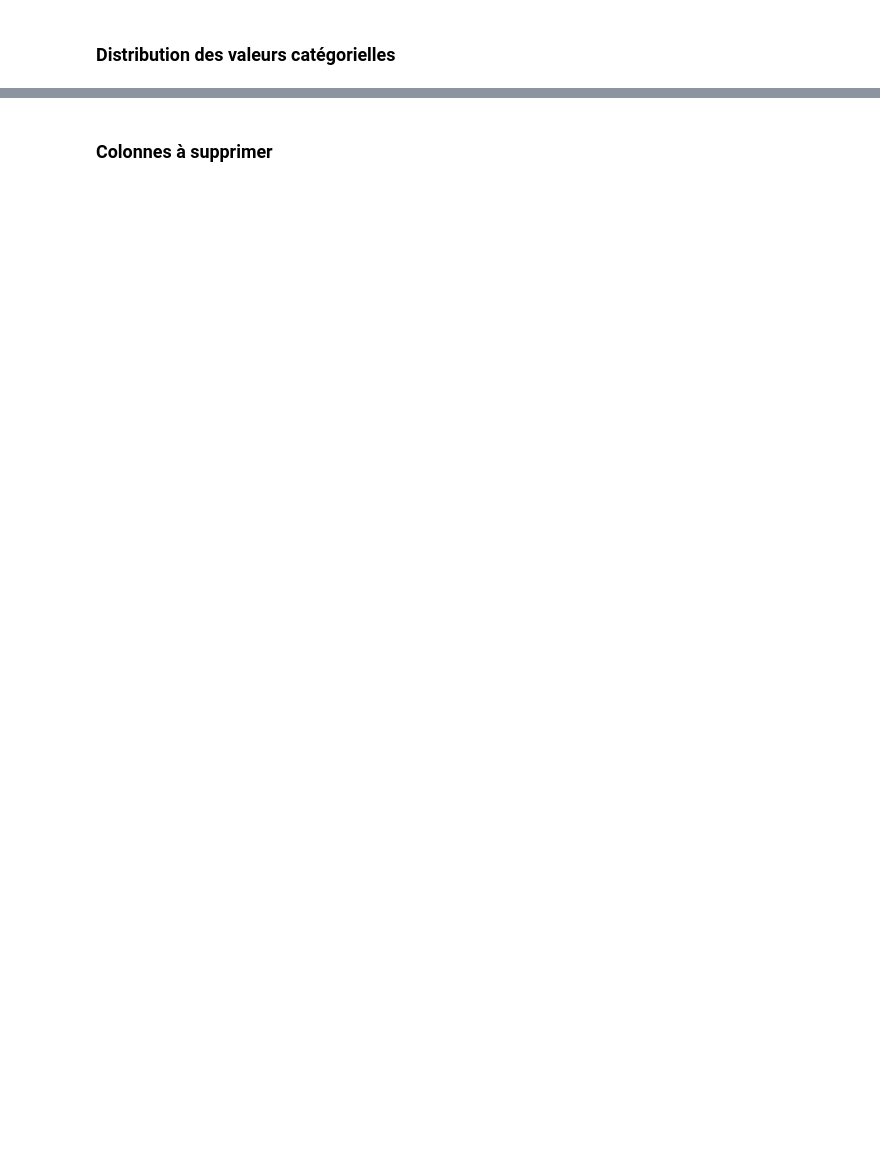
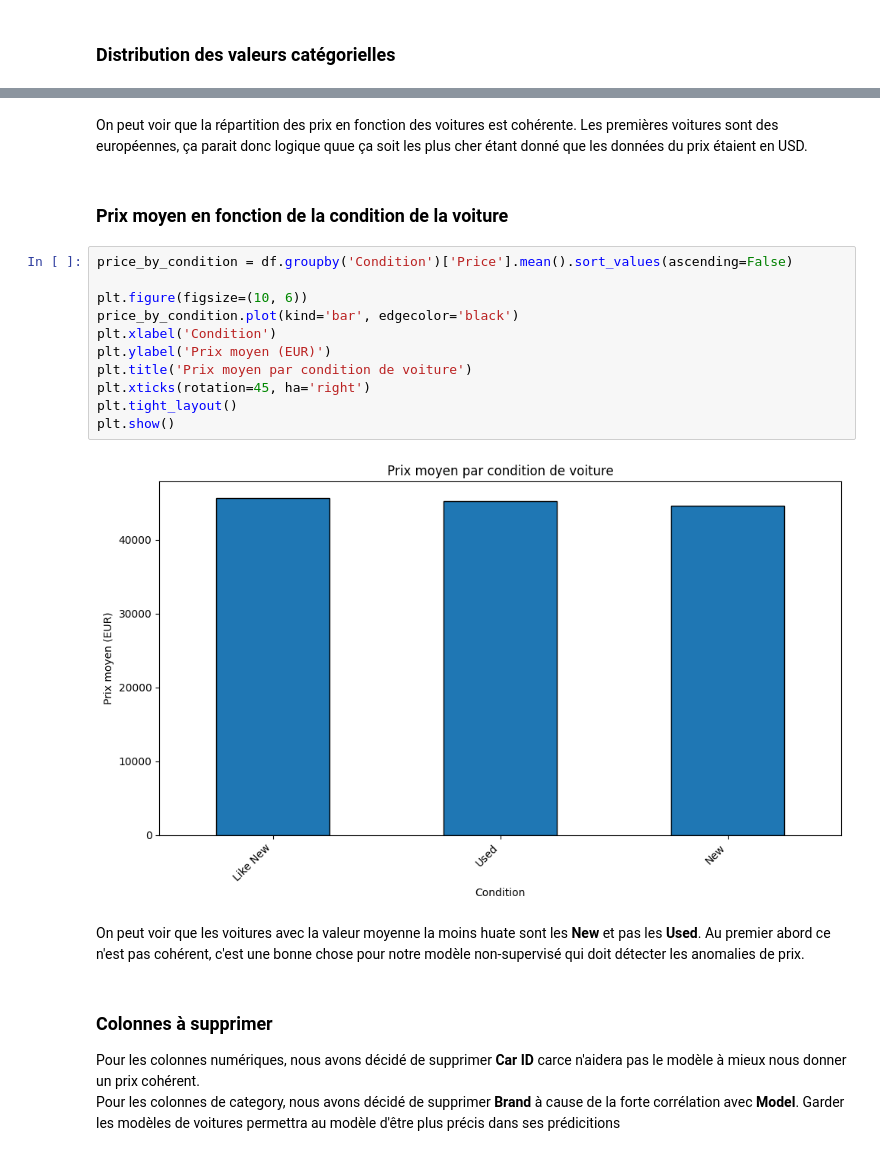
Before and after one commit to tristanretali/DataScienceProject, a Jupyter notebook: notebooks/eda.ipynb, the cells around one changed output, grey strips where cells are left out. Drawn from its saved outputs; the diff is of its cells as text; blank space fills up the shorter version.

```diff
--- a/notebooks/eda.ipynb
+++ b/notebooks/eda.ipynb
@@ -206,2 +254,24 @@ Lorsqu'on regarde ensuite le **V de Cramér**, on voit que le lien entre Model e
+# %% [markdown]
+On peut voir que la répartition des prix en fonction des voitures est cohérente. Les premières voitures sont des européennes, ça parait donc logique quue ça soit les plus cher étant donné que les données du prix étaient en USD.
+# %% [markdown]
+### Prix moyen en fonction de la condition de la voiture
+# %%
+price_by_condition = df.groupby('Condition')['Price'].mean().sort_values(ascending=False)
+
+plt.figure(figsize=(10, 6))
+price_by_condition.plot(kind='bar', edgecolor='black')
+plt.xlabel('Condition')
+plt.ylabel('Prix moyen (EUR)')
+plt.title('Prix moyen par condition de voiture')
+plt.xticks(rotation=45, ha='right')
+plt.tight_layout()
+plt.show()
+# %% [output]
+[figure, added]
+# %% [markdown]
+On peut voir que les voitures avec la valeur moyenne la moins huate sont les **New** et pas les **Used**. Au premier abord ce n'est pas cohérent, c'est une bonne chose pour notre modèle non-supervisé qui doit détecter les anomalies de prix.
 # %% [markdown]
 ### Colonnes à supprimer
+
+Pour les colonnes numériques, nous avons décidé de supprimer **Car ID** carce n'aidera pas le modèle à mieux nous donner un prix cohérent.
+Pour les colonnes de category, nous avons décidé de supprimer **Brand** à cause de la forte corrélation avec **Model**. Garder les modèles de voitures permettra au modèle d'être plus précis dans ses prédicitions
```
Also changed, not shown: parts of 15 cells of this notebook, 1 other file.
